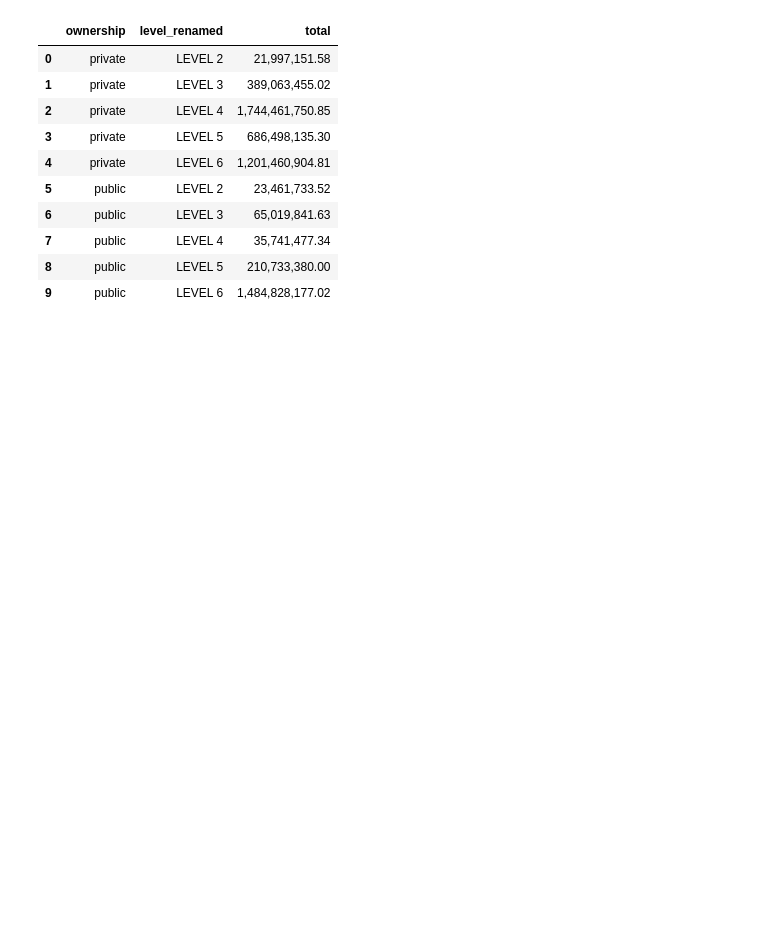
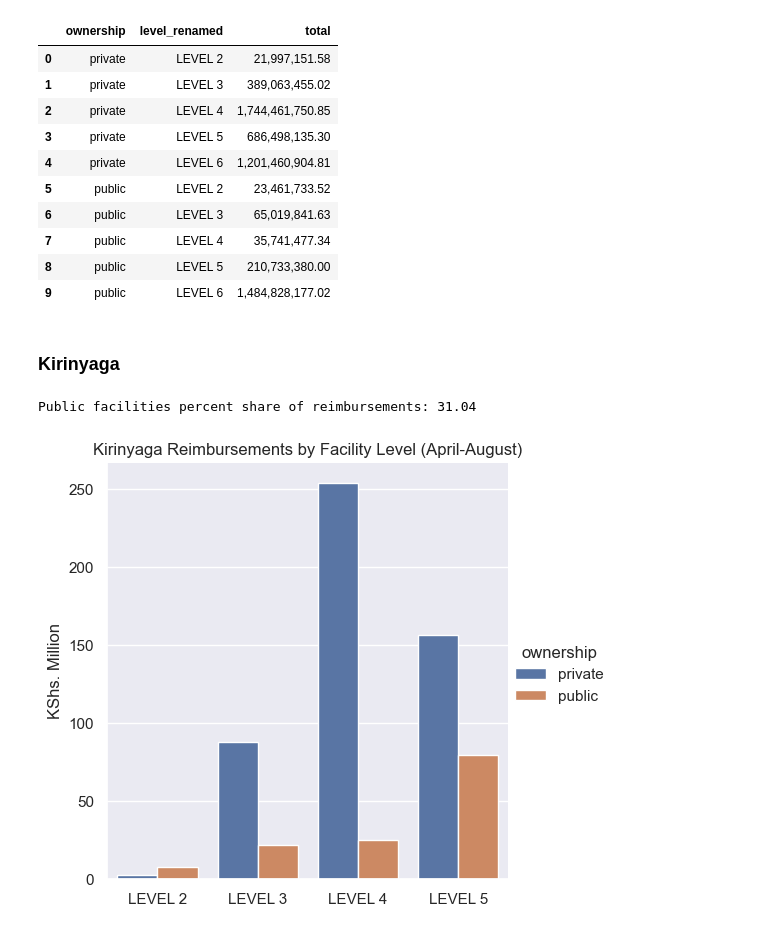
Before and after one commit to WaMuriithi/SHA_Payments-Analysis, a Jupyter notebook: prep_analysis.ipynb, the cells around one changed output. Drawn from its saved outputs; the diff is of its cells as text; code cells hidden in the pictures; blank space fills up the shorter version.

Commit message:
Analysed Kirinyaga and Makueni counties

```diff
--- a/prep_analysis.ipynb
+++ b/prep_analysis.ipynb
@@ -931,3 +931,28 @@ nairobi_grouped
 | 7 | public | LEVEL 4 | 35,741,477.34 |
 | 8 | public | LEVEL 5 | 210,733,380.00 |
 | 9 | public | LEVEL 6 | 1,484,828,177.02 |
+# %% [markdown]
+### Kirinyaga
+# %%
+# Kirinyaga
+kirinyaga = payments_processed.query("county == 'KIRINYAGA'")
+kirinyaga['ownership'] = kirinyaga['reg_no'].map(public_private)
+kirinyaga['level_renamed'] = kirinyaga['level'].map(map_provider_level)
+# Group Payments by ownership and level
+kirinyaga_grouped = kirinyaga.groupby(['ownership', 'level_renamed'])['total'].sum().reset_index()
+print("Public facilities percent share of reimbursements:",
+      (nairobi_grouped.query("ownership == 'public'")['total'].sum()/
+      nairobi_grouped['total'].sum() *100).round(2))
+
+# Visualize Nairobi reimbursements by facility level
+kirinyaga_grouped['total'] = kirinyaga_grouped['total']/ 1e6
+
+sns.catplot(data=kirinyaga_grouped, kind='bar', x='level_renamed', y='total',
+            hue='ownership')
+plt.title("Kirinyaga Reimbursements by Facility Level (April-August)")
+plt.ylabel("KShs. Million")
+plt.xlabel("")
+plt.show()
+# %% [output]
+Public facilities percent share of reimbursements: 31.04
+[figure, added]
```
Also changed, not shown: parts of 8 cells of this notebook.
